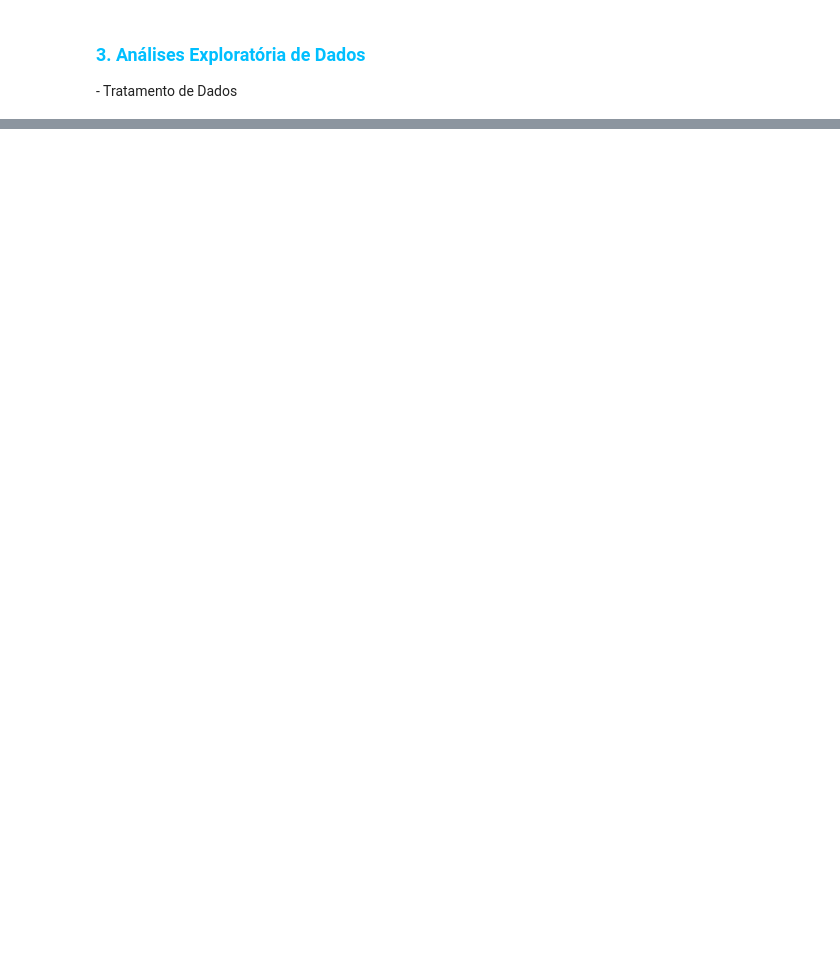
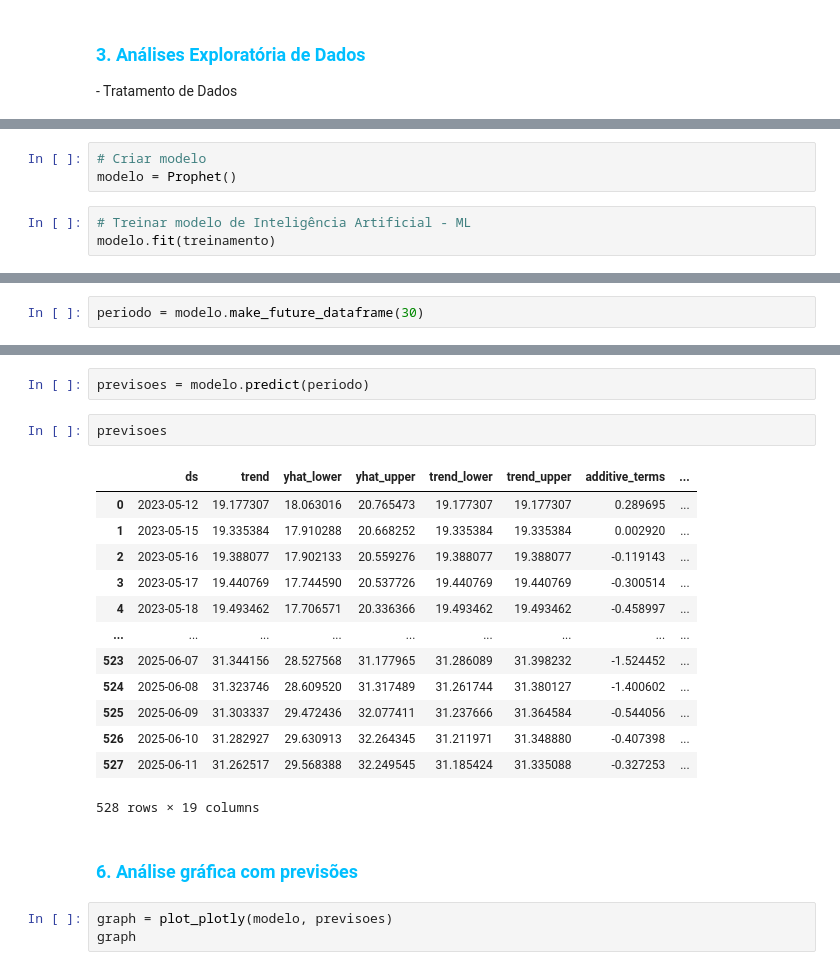
Before and after one commit to BalbinaRaquel/analise-preditiva_ai, a Jupyter notebook: analise_preditiva.ipynb, the cells around one changed output, grey strips where cells are left out. Drawn from its saved outputs; the diff is of its cells as text; blank space fills up the shorter version.

Commit message:
Previsões e Gráfico

```diff
--- a/analise_preditiva.ipynb
+++ b/analise_preditiva.ipynb
@@ -105,0 +146,6 @@ treinamento = dados.reset_index()
+# %%
+# Criar modelo
+modelo = Prophet()
+# %%
+# Treinar modelo de Inteligência Artificial - ML
+modelo.fit(treinamento)
@@ -105,0 +158,2 @@ treinamento = dados.reset_index()
+# %%
+periodo = modelo.make_future_dataframe(30)
@@ -105,0 +169,23 @@ treinamento = dados.reset_index()
+# %%
+previsoes = modelo.predict(periodo)
+# %%
+previsoes
+# %% [output]
+|  | ds | trend | yhat_lower | yhat_upper | trend_lower | trend_upper | additive_terms | ... |
+| 0 | 2023-05-12 | 19.177307 | 18.063016 | 20.765473 | 19.177307 | 19.177307 | 0.289695 | ... |
+| 1 | 2023-05-15 | 19.335384 | 17.910288 | 20.668252 | 19.335384 | 19.335384 | 0.002920 | ... |
+| 2 | 2023-05-16 | 19.388077 | 17.902133 | 20.559276 | 19.388077 | 19.388077 | -0.119143 | ... |
+| 3 | 2023-05-17 | 19.440769 | 17.744590 | 20.537726 | 19.440769 | 19.440769 | -0.300514 | ... |
+| 4 | 2023-05-18 | 19.493462 | 17.706571 | 20.336366 | 19.493462 | 19.493462 | -0.458997 | ... |
+| ... | ... | ... | ... | ... | ... | ... | ... | ... |
+| 523 | 2025-06-07 | 31.344156 | 28.527568 | 31.177965 | 31.286089 | 31.398232 | -1.524452 | ... |
+| 524 | 2025-06-08 | 31.323746 | 28.609520 | 31.317489 | 31.261744 | 31.380127 | -1.400602 | ... |
+| 525 | 2025-06-09 | 31.303337 | 29.472436 | 32.077411 | 31.237666 | 31.364584 | -0.544056 | ... |
+| 526 | 2025-06-10 | 31.282927 | 29.630913 | 32.264345 | 31.211971 | 31.348880 | -0.407398 | ... |
+| 527 | 2025-06-11 | 31.262517 | 29.568388 | 32.249545 | 31.185424 | 31.335088 | -0.327253 | ... |
+528 rows × 19 columns
+# %% [markdown]
+<h3 style="color: #00BFFF">6. Análise gráfica com previsões</h3>
+# %%
+graph = plot_plotly(modelo, previsoes)
+graph
```
Also changed, not shown: parts of 14 cells of this notebook, 2 other files.
